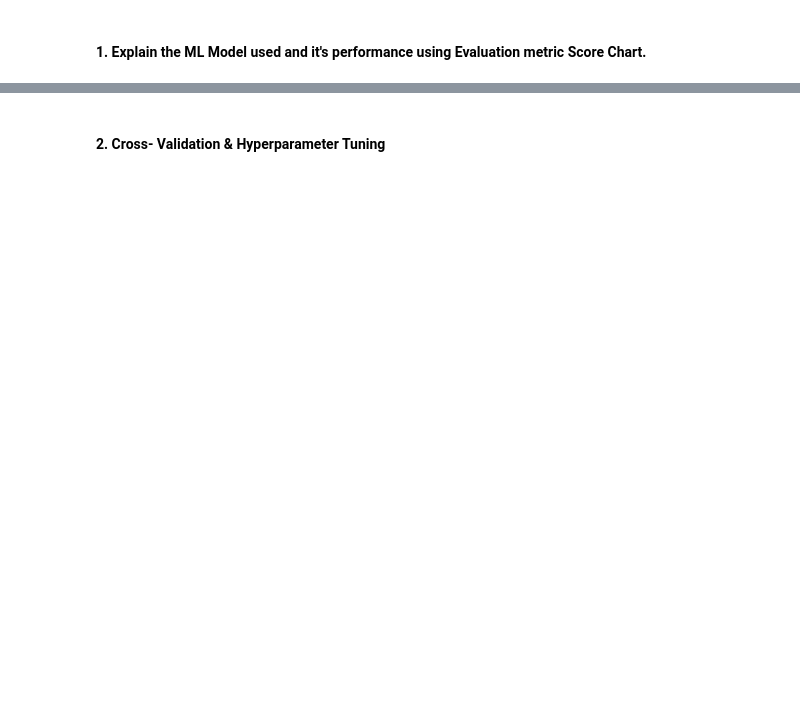
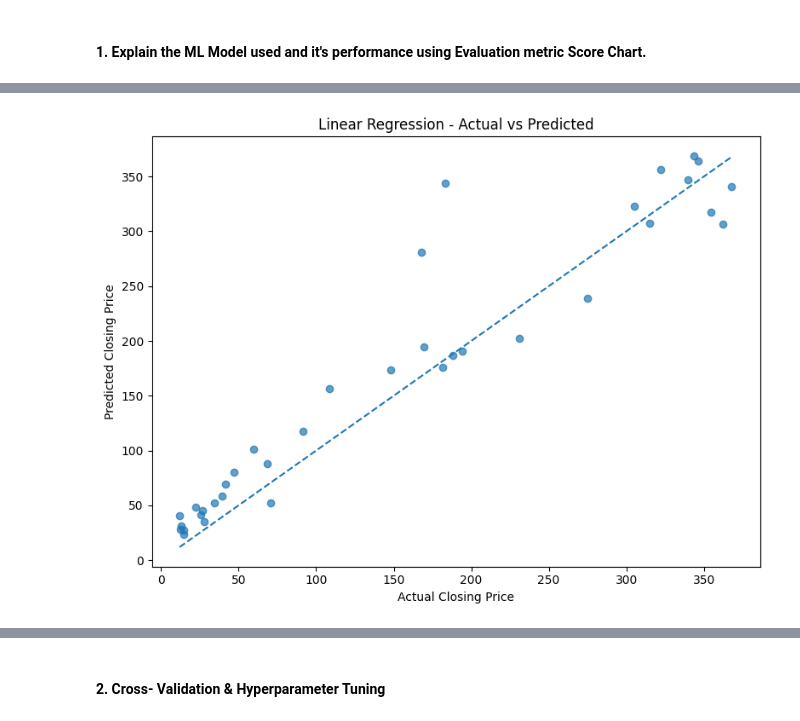
Before and after one commit to Ankush432-cloud/yes_bank_stock_price_prediction_ML_project, a Jupyter notebook: yes_bank_stock_price_prediction_ML_project.ipynb, the cells around one changed output, grey strips where cells are left out. Cells and saved outputs as stored; diff of their text form; code cells hidden in the pictures; blank space fills up the shorter version.

```diff
--- a/yes_bank_stock_price_prediction_ML_project.ipynb
+++ b/yes_bank_stock_price_prediction_ML_project.ipynb
@@ -1387,0 +1913,28 @@ Answer Here.
+# %%
+#Actual vs Predicted Chart
+plt.figure(figsize=(8, 6))
+
+plt.scatter(
+    y_test,
+    y_pred_lr,
+    alpha=0.7
+)
+
+# Perfect prediction line
+min_value = min(y_test.min(), y_pred_lr.min())
+max_value = max(y_test.max(), y_pred_lr.max())
+
+plt.plot(
+    [min_value, max_value],
+    [min_value, max_value],
+    linestyle='--'
+)
+
+plt.title("Linear Regression - Actual vs Predicted")
+plt.xlabel("Actual Closing Price")
+plt.ylabel("Predicted Closing Price")
+
+plt.tight_layout()
+plt.show()
+# %% [output]
+[figure, added]
```
Also changed, not shown: parts of 105 cells of this notebook.
